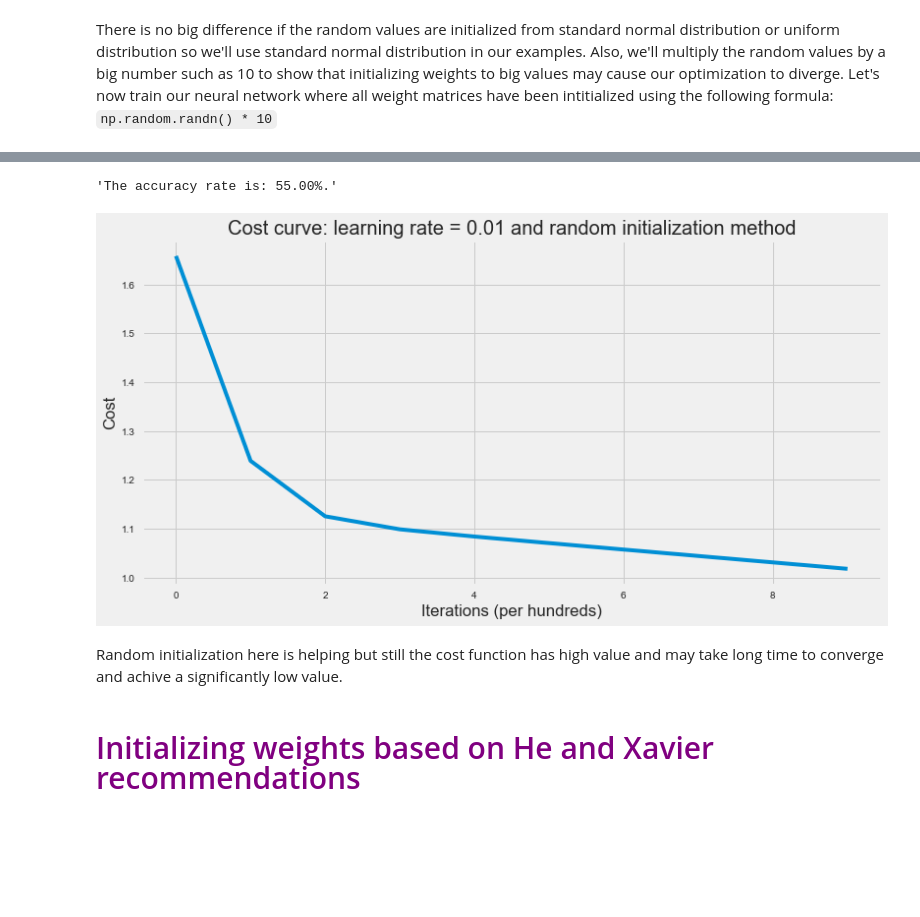
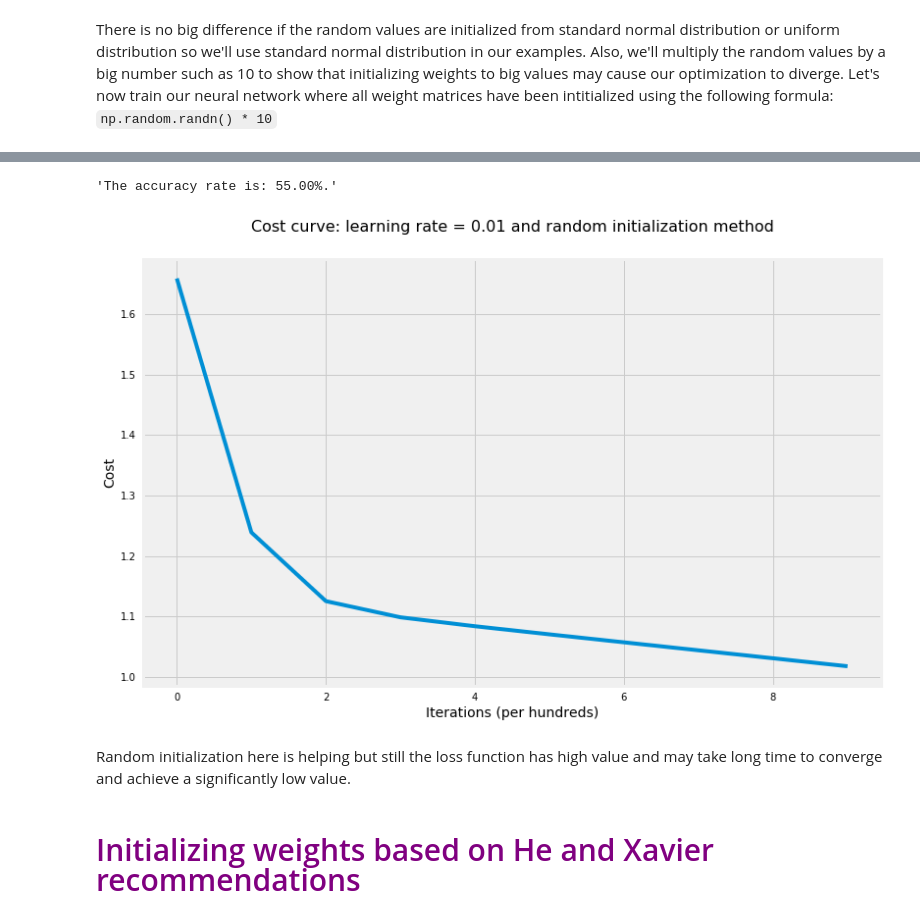
Before and after one commit to ImadDabbura/Deep-Learning, a Jupyter notebook: notebooks/Parameters-Initialization.ipynb, the cells around one changed output, grey strips where cells are left out. Cells and saved outputs as stored; diff of their text form; code cells hidden in the pictures; blank space fills up the shorter version.

```diff
--- a/notebooks/Parameters-Initialization.ipynb
+++ b/notebooks/Parameters-Initialization.ipynb
@@ -22,7 +22,6 @@ To illustrate the above cases, we'll use the cats vs dogs dataset which consists
 Let's first load the data and show a sample of two images before we start the helper functions.
 # %%
 # Loading packages
-import os as os
 import sys
 
 import h5py
@@ -30,8 +29,8 @@ import matplotlib.pyplot as plt
 import numpy as np
 import seaborn as sns
 
-os.chdir("../scripts/")
-from coding_deep_neural_network_from_scratch import (L_model_forward,
+sys.path.append("../scripts/")
+from coding_neural_network_from_scratch import (L_model_forward,
                                                      compute_cost,
                                                      L_model_backward,
                                                      update_parameters,
@@ -41,7 +40,6 @@ from load_dataset import load_dataset_catvsdog
 %matplotlib inline
 sns.set_context("notebook")
 plt.style.use("fivethirtyeight")
-plt.rcParams['figure.figsize'] = (12, 6)
 # %%
 X, Y = load_dataset_catvsdog("../data")
 
@@ -247,7 +266,8 @@ There is no big difference if the random values are initialized from standard no
 # %%
 # train NN with random initialization weights
 layers_dims = [X.shape[0], 5, 5, 1]
-parameters = model(X, Y, layers_dims, hidden_layers_activation_fn="tanh", initialization_method="random")
+parameters = model(X, Y, layers_dims, hidden_layers_activation_fn="tanh",
+                   initialization_method="random")
 
 accuracy(X, parameters, Y,"tanh")
 # %% [output]
@@ -264,7 +284,7 @@ The cost after 1000 iterations is: 1.0047670885153432
 'The accuracy rate is: 55.00%.'
-[figure, old version]
+[figure, new version]
 # %% [markdown]
-Random initialization here is helping but still the cost function has high value and may take long time to converge and achive a significantly low value.
+Random initialization here is helping but still the loss function has high value and may take long time to converge and achieve a significantly low value.
 # %% [markdown]
 <h2 style="font-family: Georgia; font-size:2em;color:purple; font-style:bold">
 Initializing weights based on He and Xavier recommendations
```
Also changed, not shown: parts of 13 cells of this notebook.
